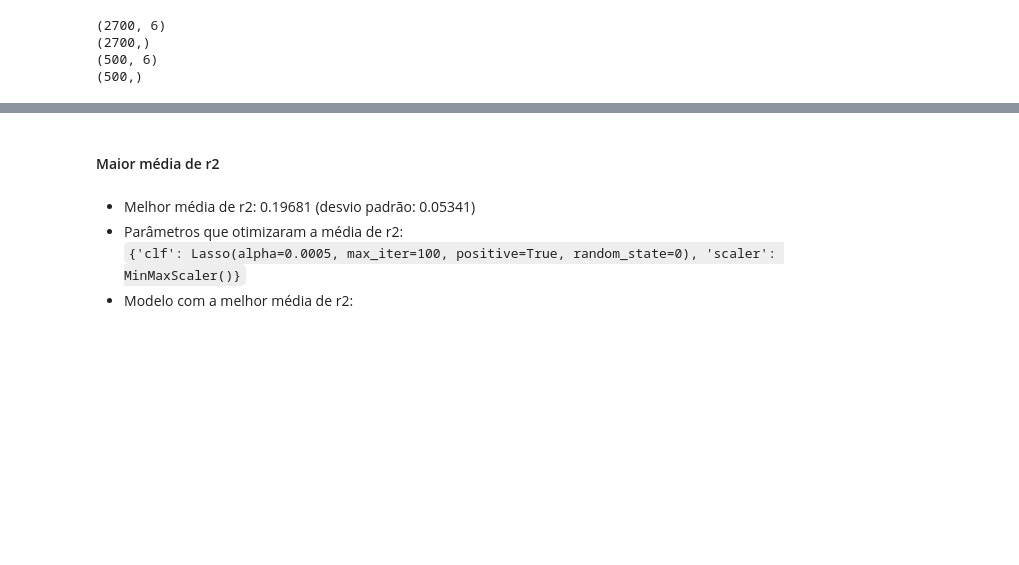
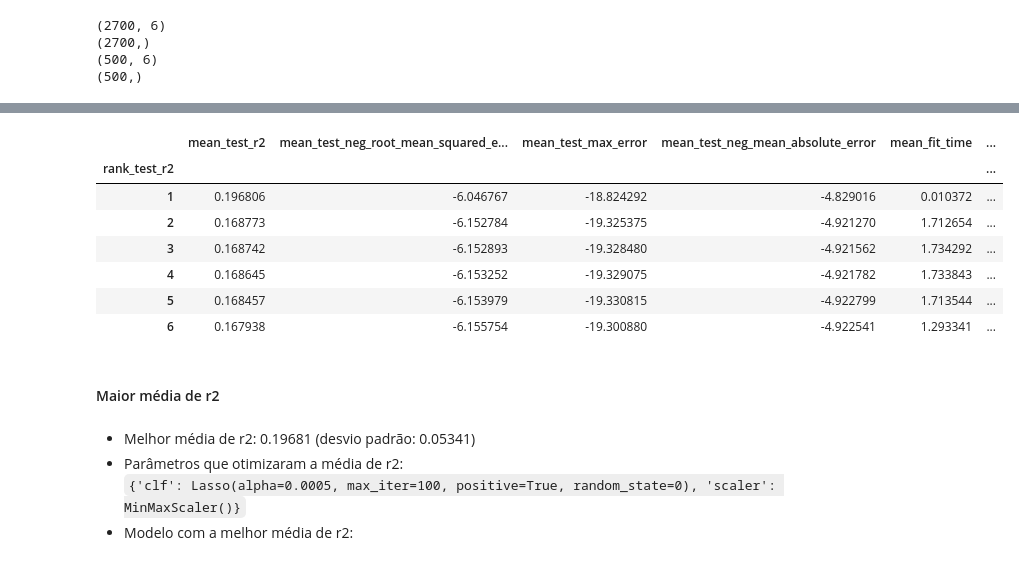
Before and after one commit to he7d3r/maratona-behind-the-code-2021, a Jupyter notebook: 2-quanam/solução/notebook.ipynb, the cells around one changed output, grey strips where cells are left out. Saved outputs shown, nothing was run; the diff lists cells and outputs as text; code cells hidden in the pictures; blank space fills up the shorter version.

```diff
--- a/2-quanam/solução/notebook.ipynb
+++ b/2-quanam/solução/notebook.ipynb
@@ -319,9 +314,18 @@ Cada combinação de parâmetros foi utilizada em 10 rodadas de treino com 2430
 # %%
-# #### Melhor combinação de parâmetros para cada modelo
-# model_names = cv_df['param_clf'].astype(str).replace(r'\([\w\W]+', r'', regex=True)
-# largest_by_model = cv_df[cv_df.groupby(model_names)[cols[0]].rank(ascending=False) <= 5]
-# with pd.option_context('display.max_colwidth', None):
-#     display(largest_by_model[cols])
+#### Melhor combinação de parâmetros para cada modelo
+model_names = cv_df['param_clf'].astype(str).replace(r'\([\w\W]+', r'', regex=True)
+largest_by_model = cv_df[cv_df.groupby(model_names)[cols[0]].rank(ascending=False) <= 5]
+with pd.option_context('display.max_colwidth', None):
+    display(largest_by_model[cols])
+# %% [output]
+|  | mean_test_r2 | mean_test_neg_root_mean_squared_e... | mean_test_max_error | mean_test_neg_mean_absolute_error | mean_fit_time | ... |
+| rank_test_r2 |  |  |  |  |  | ... |
+| 1 | 0.196806 | -6.046767 | -18.824292 | -4.829016 | 0.010372 | ... |
+| 2 | 0.168773 | -6.152784 | -19.325375 | -4.921270 | 1.712654 | ... |
+| 3 | 0.168742 | -6.152893 | -19.328480 | -4.921562 | 1.734292 | ... |
+| 4 | 0.168645 | -6.153252 | -19.329075 | -4.921782 | 1.733843 | ... |
+| 5 | 0.168457 | -6.153979 | -19.330815 | -4.922799 | 1.713544 | ... |
+| 6 | 0.167938 | -6.155754 | -19.300880 | -4.922541 | 1.293341 | ... |
 # %%
 model = cv.best_estimator_
 
```
Also changed, not shown: parts of 5 cells of this notebook.
